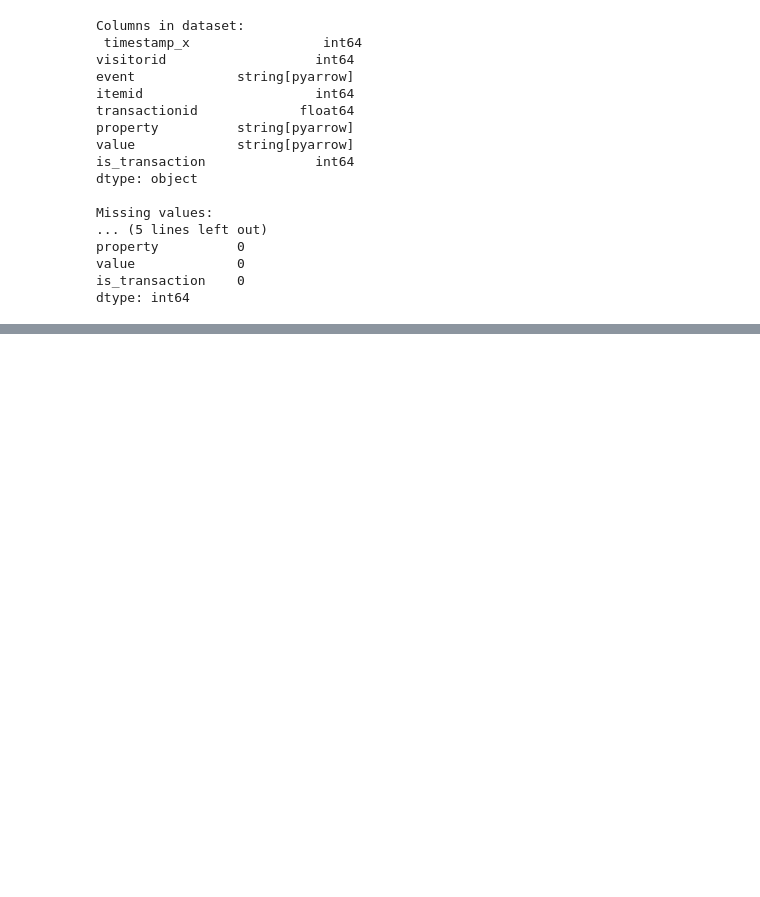
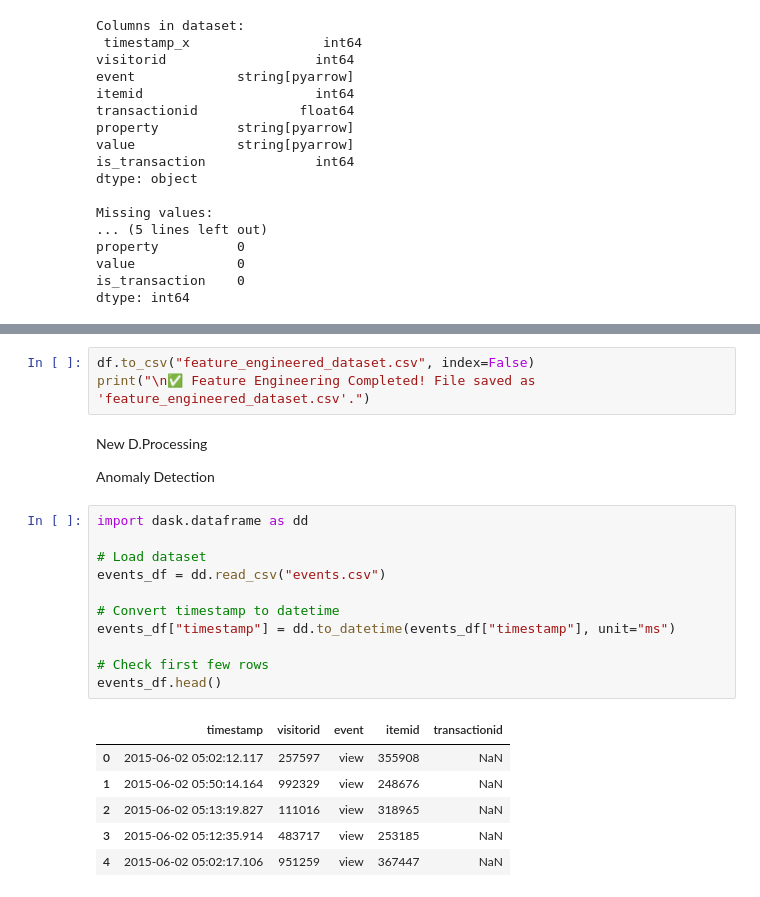
Before and after one commit to Victor-Osei/Recommendation_Systems, a Jupyter notebook: rs.ipynb, the cells around one changed output, grey strips where cells are left out. Cells and saved outputs as stored; diff of their text form; blank space fills up the shorter version.

```diff
--- a/rs.ipynb
+++ b/rs.ipynb
@@ -718,0 +847,25 @@ dtype: int64
+# %%
+df.to_csv("feature_engineered_dataset.csv", index=False)
+print("\n✅ Feature Engineering Completed! File saved as 'feature_engineered_dataset.csv'.")
+# %% [markdown]
+New D.Processing
+
+Anomaly Detection
+# %%
+import dask.dataframe as dd
+
+# Load dataset
+events_df = dd.read_csv("events.csv")
+
+# Convert timestamp to datetime
+events_df["timestamp"] = dd.to_datetime(events_df["timestamp"], unit="ms")
+
+# Check first few rows
+events_df.head()
+# %% [output]
+|  | timestamp | visitorid | event | itemid | transactionid |
+| 0 | 2015-06-02 05:02:12.117 | 257597 | view | 355908 | NaN |
+| 1 | 2015-06-02 05:50:14.164 | 992329 | view | 248676 | NaN |
+| 2 | 2015-06-02 05:13:19.827 | 111016 | view | 318965 | NaN |
+| 3 | 2015-06-02 05:12:35.914 | 483717 | view | 253185 | NaN |
+| 4 | 2015-06-02 05:02:17.106 | 951259 | view | 367447 | NaN |
```
Also changed, not shown: parts of 16 cells of this notebook.
